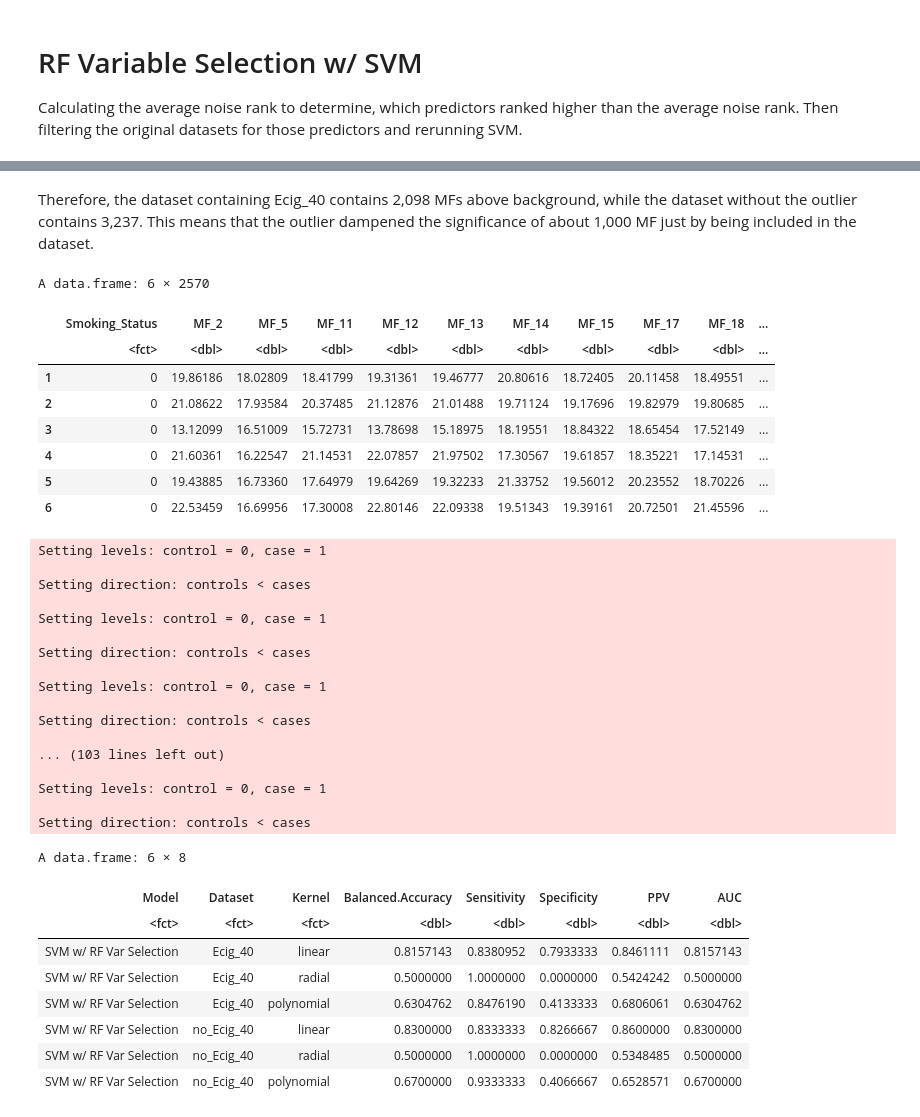
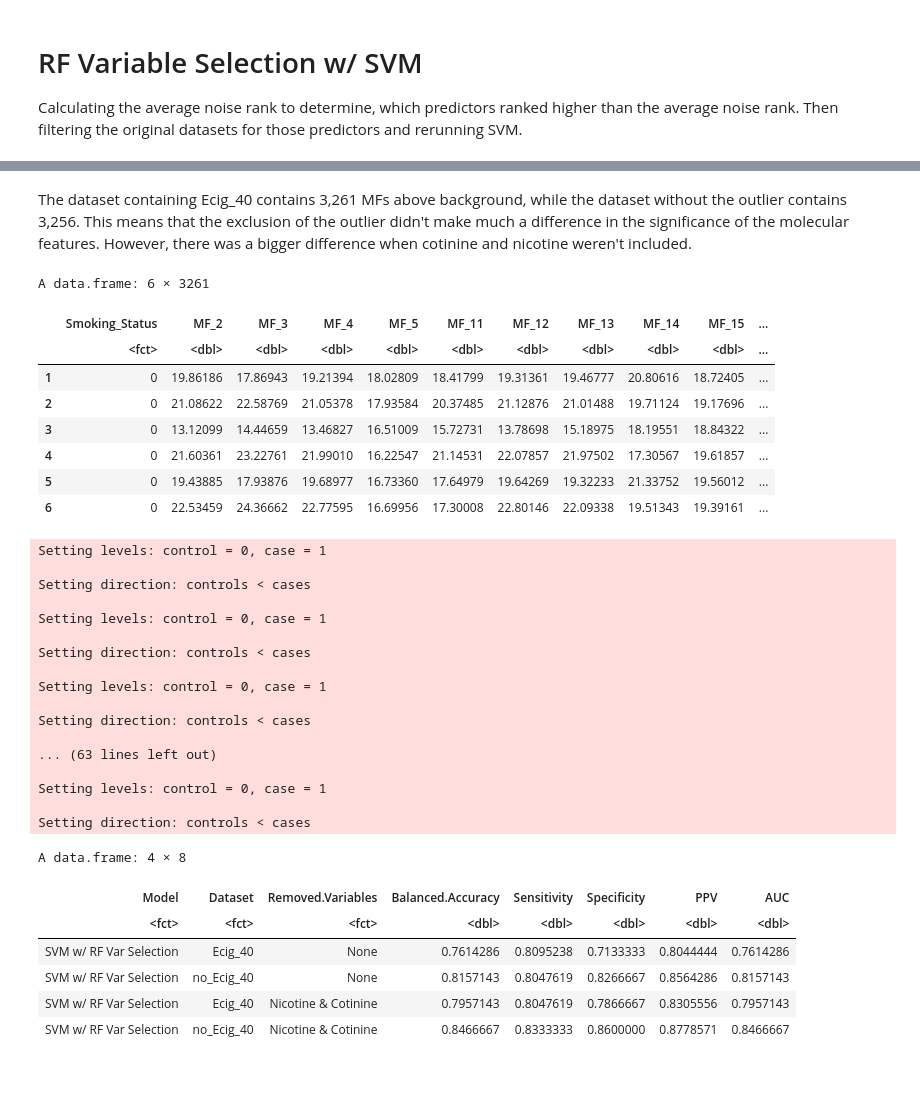
Before and after one commit to UNC-CEMALB/P1002_Ecig-Metabolomics-NELF, a Jupyter notebook: 2. Smoking Status Prediction/Smoking Status Prediction.ipynb, the cells around one changed output, grey strips where cells are left out. Drawn from its saved outputs; the diff is of its cells as text; code cells hidden in the pictures; blank space fills up the shorter version.

```diff
--- a/2. Smoking Status Prediction/Smoking Status Prediction.ipynb
+++ b/2. Smoking Status Prediction/Smoking Status Prediction.ipynb
@@ -492,20 +497,21 @@ avg_noise_rank_wo_Ecig_40
 # %%
-last_significant_rank = function(noise_importance_values){
+last_significant_rank = function(noise_importance_values, avg_noise_rank){
     for (i in 1:length(noise_importance_values$MeanDecreaseGini)){
     #if the row number (index)/# of variables is less than the avg noise rank the loop will continue
-    if (i/length(noise_importance_values$MeanDecreaseGini) > avg_noise_rank){
-        last_significant_rank = i - 1
-        break
+        if (i/length(noise_importance_values$MeanDecreaseGini) > avg_noise_rank){
+            last_significant_rank = i - 1
+            break
+        }
     }
-
     return(last_significant_rank)
-
 }
 
 #calling fn
-last_significant_rank_w_Ecig_40 = last_significant_rank(noise_importance_values_w_Ecig_40)
-last_significant_rank_wo_Ecig_40 = last_significant_rank(noise_importance_values_wo_Ecig_40)
-last_significant_rank_w_Ecig_40_wo_nicotine = last_significant_rank(noise_importance_values_w_Ecig_40_wo_nicotine)
-last_significant_rank_wo_Ecig_40_wo_nicotine = last_significant_rank(noise_importance_values_wo_Ecig_40_wo_nicotine)
+last_significant_rank_w_Ecig_40 = last_significant_rank(noise_importance_values_w_Ecig_40, avg_noise_rank_w_Ecig_40)
+last_significant_rank_wo_Ecig_40 = last_significant_rank(noise_importance_values_wo_Ecig_40, avg_noise_rank_wo_Ecig_40)
+last_significant_rank_w_Ecig_40_wo_nicotine = last_significant_rank(noise_importance_values_w_Ecig_40_wo_nicotine, avg_noise_rank_w_Ecig_40_wo_nicotine)
+last_significant_rank_wo_Ecig_40_wo_nicotine = last_significant_rank(noise_importance_values_wo_Ecig_40_wo_nicotine, avg_noise_rank_wo_Ecig_40_wo_nicotine)
 last_significant_rank_w_Ecig_40
 last_significant_rank_wo_Ecig_40
+last_significant_rank_w_Ecig_40_wo_nicotine
+last_significant_rank_wo_Ecig_40_wo_nicotine
@@ -512,28 +523,28 @@ last_significant_rank_wo_Ecig_40
 # %% [markdown]
-Therefore, the dataset containing Ecig_40 contains 2,098 MFs above background, while the dataset without the outlier contains 3,237. This means that the outlier dampened the significance of about 1,000 MF just by being included in the dataset.
+The dataset containing Ecig_40 contains 3,261 MFs above background, while the dataset without the outlier contains 3,256. This means that the exclusion of the outlier didn't make much a difference in the significance of the molecular features. However, there was a bigger difference when cotinine and nicotine weren't included.
 # %%
 #now getting those significant MFs
 significant_MFs_w_Ecig_40 = rownames(noise_importance_values_w_Ecig_40)[1:last_significant_rank_w_Ecig_40]
 significant_MFs_wo_Ecig_40 = rownames(noise_importance_values_wo_Ecig_40)[1:last_significant_rank_wo_Ecig_40]
 significant_MFs_w_Ecig_40_wo_nicotine = rownames(noise_importance_values_w_Ecig_40_wo_nicotine)[1:last_significant_rank_w_Ecig_40_wo_nicotine]
 significant_MFs_wo_Ecig_40_wo_nicotine = rownames(noise_importance_values_wo_Ecig_40_wo_nicotine)[1:last_significant_rank_wo_Ecig_40_wo_nicotine]
 
 #now subsetting the original dfs
 rf_subset_MF_df_w_Ecig_40 = cbind(Smoking_Status = molecular_feature_df_w_Ecig_40$Smoking_Status, molecular_feature_df_w_Ecig_40[,colnames(molecular_feature_df_w_Ecig_40) %in% significant_MFs_w_Ecig_40])
 rf_subset_MF_df_wo_Ecig_40 = cbind(Smoking_Status = molecular_feature_df_wo_Ecig_40$Smoking_Status, molecular_feature_df_wo_Ecig_40[,colnames(molecular_feature_df_wo_Ecig_40) %in% significant_MFs_wo_Ecig_40])
 rf_subset_MF_df_w_Ecig_40_wo_nicotine = cbind(Smoking_Status = mf_df_w_Ecig_40_wo_nicotine$Smoking_Status, mf_df_w_Ecig_40_wo_nicotine[,colnames(mf_df_w_Ecig_40_wo_nicotine) %in% significant_MFs_w_Ecig_40_wo_nicotine])
-rf_subset_MF_df_wo_Ecig_40_wo_nicotine = cbind(Smoking_Status = mf_df_w_Ecig_40_wo_nicotine$Smoking_Status, mf_df_wo_Ecig_40_wo_nicotine[,colnames(mf_df_wo_Ecig_40_wo_nicotine) %in% significant_MFs_wo_Ecig_40_wo_nicotine])
+rf_subset_MF_df_wo_Ecig_40_wo_nicotine = cbind(Smoking_Status = mf_df_wo_Ecig_40_wo_nicotine$Smoking_Status, mf_df_wo_Ecig_40_wo_nicotine[,colnames(mf_df_wo_Ecig_40_wo_nicotine) %in% significant_MFs_wo_Ecig_40_wo_nicotine])
 head(rf_subset_MF_df_w_Ecig_40)
 # %% [output]
-A data.frame: 6 × 2570
+A data.frame: 6 × 3261
-|  | Smoking_Status | MF_2 | MF_5 | MF_11 | MF_12 | MF_13 | MF_14 | MF_15 | MF_17 | MF_18 | ... |
+|  | Smoking_Status | MF_2 | MF_3 | MF_4 | MF_5 | MF_11 | MF_12 | MF_13 | MF_14 | MF_15 | ... |
 |  | <fct> | <dbl> | <dbl> | <dbl> | <dbl> | <dbl> | <dbl> | <dbl> | <dbl> | <dbl> | ... |
-| 1 | 0 | 19.86186 | 18.02809 | 18.41799 | 19.31361 | 19.46777 | 20.80616 | 18.72405 | 20.11458 | 18.49551 | ... |
-| 2 | 0 | 21.08622 | 17.93584 | 20.37485 | 21.12876 | 21.01488 | 19.71124 | 19.17696 | 19.82979 | 19.80685 | ... |
-| 3 | 0 | 13.12099 | 16.51009 | 15.72731 | 13.78698 | 15.18975 | 18.19551 | 18.84322 | 18.65454 | 17.52149 | ... |
-| 4 | 0 | 21.60361 | 16.22547 | 21.14531 | 22.07857 | 21.97502 | 17.30567 | 19.61857 | 18.35221 | 17.14531 | ... |
-| 5 | 0 | 19.43885 | 16.73360 | 17.64979 | 19.64269 | 19.32233 | 21.33752 | 19.56012 | 20.23552 | 18.70226 | ... |
-| 6 | 0 | 22.53459 | 16.69956 | 17.30008 | 22.80146 | 22.09338 | 19.51343 | 19.39161 | 20.72501 | 21.45596 | ... |
+| 1 | 0 | 19.86186 | 17.86943 | 19.21394 | 18.02809 | 18.41799 | 19.31361 | 19.46777 | 20.80616 | 18.72405 | ... |
+| 2 | 0 | 21.08622 | 22.58769 | 21.05378 | 17.93584 | 20.37485 | 21.12876 | 21.01488 | 19.71124 | 19.17696 | ... |
+| 3 | 0 | 13.12099 | 14.44659 | 13.46827 | 16.51009 | 15.72731 | 13.78698 | 15.18975 | 18.19551 | 18.84322 | ... |
+| 4 | 0 | 21.60361 | 23.22761 | 21.99010 | 16.22547 | 21.14531 | 22.07857 | 21.97502 | 17.30567 | 19.61857 | ... |
+| 5 | 0 | 19.43885 | 17.93876 | 19.68977 | 16.73360 | 17.64979 | 19.64269 | 19.32233 | 21.33752 | 19.56012 | ... |
+| 6 | 0 | 22.53459 | 24.36662 | 22.77595 | 16.69956 | 17.30008 | 22.80146 | 22.09338 | 19.51343 | 19.39161 | ... |
 # %%
 #calling fn
 subset_svm_w_Ecig_40 = svm_classification(rf_subset_MF_df_w_Ecig_40, "linear", "Smoking_Status", "pred_Smoking_Status",
@@ -557,29 +568,27 @@ Setting levels: control = 0, case = 1
 
 Setting direction: controls < cases
 
-... (103 lines left out)
+... (63 lines left out)
 
 Setting levels: control = 0, case = 1
 
 Setting direction: controls < cases
 # %%
 #creating one combined df
-subset_svm_final_df = data.frame(rbind(subset_svm_linear_w_Ecig_40, subset_svm_linear_wo_Ecig_40, subset_svm_w_Ecig_40_wo_nicotine,
+subset_svm_final_df = data.frame(rbind(subset_svm_w_Ecig_40, subset_svm_wo_Ecig_40, subset_svm_w_Ecig_40_wo_nicotine,
                                        subset_svm_wo_Ecig_40_wo_nicotine))
 
 subset_svm_final_df = data.frame(Model = c(rep(c("SVM w/ RF Var Selection"), times = 4)), Dataset = c(rep(c("Ecig_40", "no_Ecig_40"), times = 2)),
                                   Removed.Variables = c(rep(c("None"), times = 2), rep(c("Nicotine & Cotinine"), times = 2)), subset_svm_final_df)
 subset_svm_final_df
 # %% [output]
-A data.frame: 6 × 8
+A data.frame: 4 × 8
-| Model | Dataset | Kernel | Balanced.Accuracy | Sensitivity | Specificity | PPV | AUC |
+| Model | Dataset | Removed.Variables | Balanced.Accuracy | Sensitivity | Specificity | PPV | AUC |
 | <fct> | <fct> | <fct> | <dbl> | <dbl> | <dbl> | <dbl> | <dbl> |
-| SVM w/ RF Var Selection | Ecig_40 | linear | 0.8157143 | 0.8380952 | 0.7933333 | 0.8461111 | 0.8157143 |
-| SVM w/ RF Var Selection | Ecig_40 | radial | 0.5000000 | 1.0000000 | 0.0000000 | 0.5424242 | 0.5000000 |
-| SVM w/ RF Var Selection | Ecig_40 | polynomial | 0.6304762 | 0.8476190 | 0.4133333 | 0.6806061 | 0.6304762 |
-| SVM w/ RF Var Selection | no_Ecig_40 | linear | 0.8300000 | 0.8333333 | 0.8266667 | 0.8600000 | 0.8300000 |
-| SVM w/ RF Var Selection | no_Ecig_40 | radial | 0.5000000 | 1.0000000 | 0.0000000 | 0.5348485 | 0.5000000 |
-| SVM w/ RF Var Selection | no_Ecig_40 | polynomial | 0.6700000 | 0.9333333 | 0.4066667 | 0.6528571 | 0.6700000 |
+| SVM w/ RF Var Selection | Ecig_40 | None | 0.7614286 | 0.8095238 | 0.7133333 | 0.8044444 | 0.7614286 |
+| SVM w/ RF Var Selection | no_Ecig_40 | None | 0.8157143 | 0.8047619 | 0.8266667 | 0.8564286 | 0.8157143 |
+| SVM w/ RF Var Selection | Ecig_40 | Nicotine & Cotinine | 0.7957143 | 0.8047619 | 0.7866667 | 0.8305556 | 0.7957143 |
+| SVM w/ RF Var Selection | no_Ecig_40 | Nicotine & Cotinine | 0.8466667 | 0.8333333 | 0.8600000 | 0.8778571 | 0.8466667 |
 # %%
 #all results
 final_df = rbind(rf_confusion_matrix, svm_final_df, subset_svm_final_df)
```
Also changed, not shown: parts of 7 cells of this notebook.
